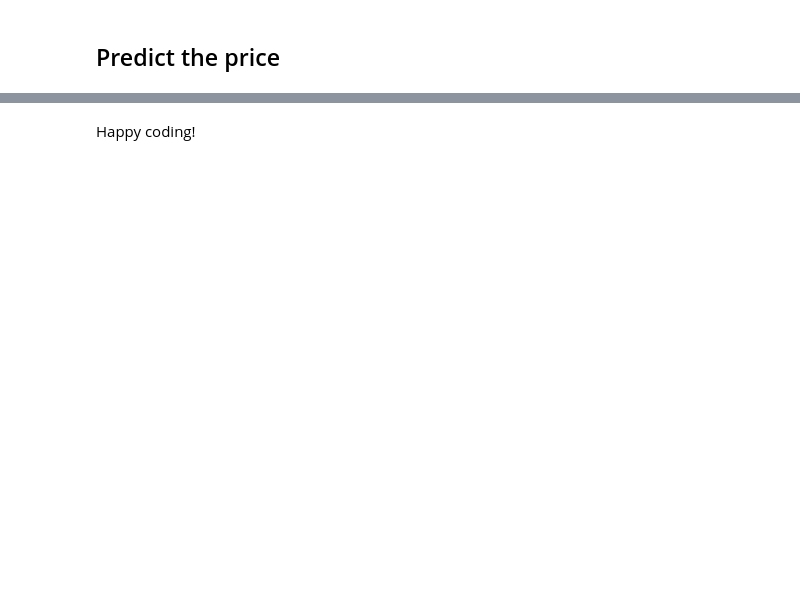
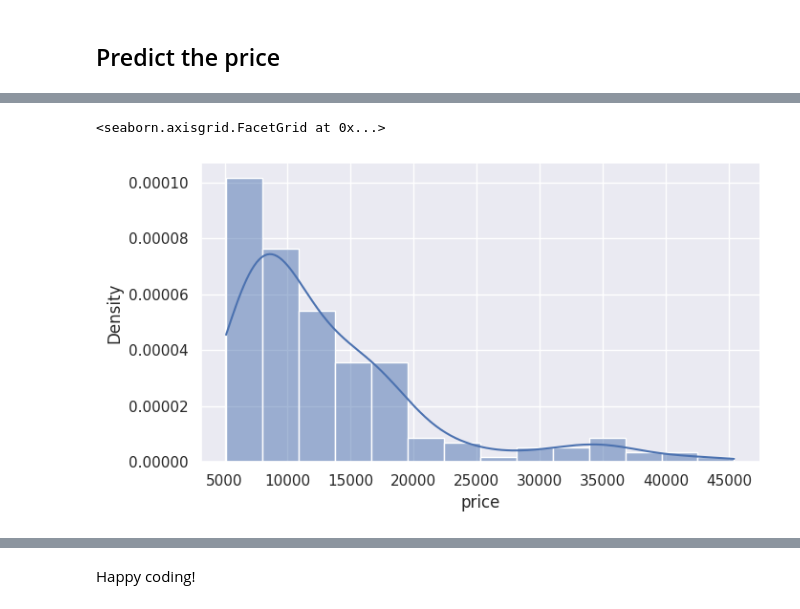
Before and after one commit to jposluszny/Machine-Learning, a Jupyter notebook: 5. XGBoost/2. Regression/Project/Exercise- XGBoost Regression.ipynb, the cells around one changed output, grey strips where cells are left out. Drawn from its saved outputs; the diff is of its cells as text; code cells hidden in the pictures; blank space fills up the shorter version.

```diff
--- a/5. XGBoost/2. Regression/Project/Exercise- XGBoost Regression.ipynb
+++ b/5. XGBoost/2. Regression/Project/Exercise- XGBoost Regression.ipynb
@@ -37,2 +41,7 @@ df = pd.read_csv('autos.csv')
+# %%
+sns.displot(data=df, x='price', kind='hist', stat='density', kde=True, height=4, aspect=1.8)
+# %% [output]
+<seaborn.axisgrid.FacetGrid at 0x...>
+[figure, added]
 # %%
 # Plot a distribution of the price
```
Also changed, not shown: parts of 28 cells of this notebook.
